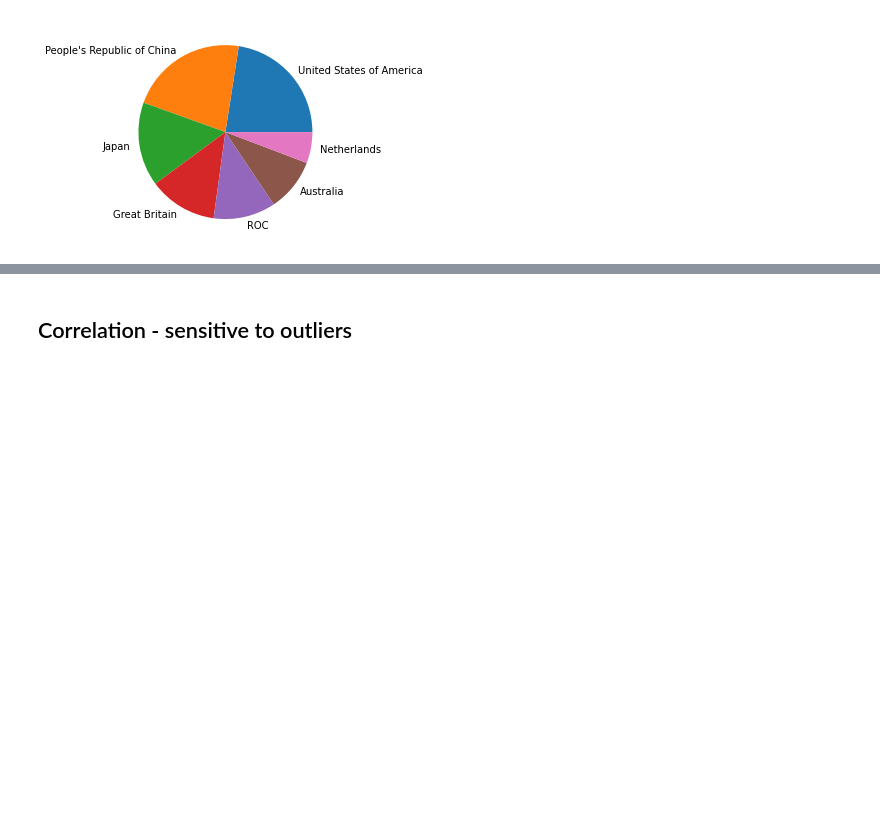
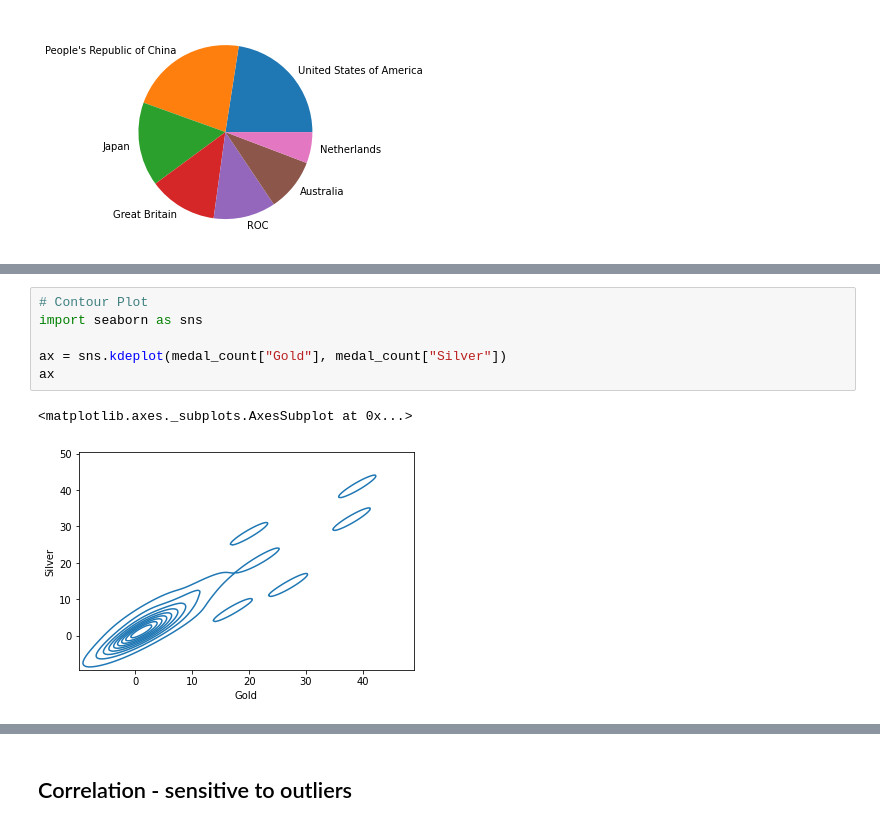
Before and after one commit to hjn14133/STAT, a Jupyter notebook: Practical_STAT_EDA_Tokyo_Olympics.ipynb, the cells around one changed output, grey strips where cells are left out. Cells and saved outputs as stored; diff of their text form; blank space fills up the shorter version.

```diff
--- a/Practical_STAT_EDA_Tokyo_Olympics.ipynb
+++ b/Practical_STAT_EDA_Tokyo_Olympics.ipynb
@@ -197,0 +205,9 @@ plt.pie(medal_count.iloc[:7, :]["Gold"], labels = medal_count.iloc[:7, :]['Team/
+# %%
+# Contour Plot
+import seaborn as sns
+
+ax = sns.kdeplot(medal_count["Gold"], medal_count["Silver"])
+ax
+# %% [output]
+<matplotlib.axes._subplots.AxesSubplot at 0x...>
+[figure, added]
```
Also changed, not shown: parts of 5 cells of this notebook.
